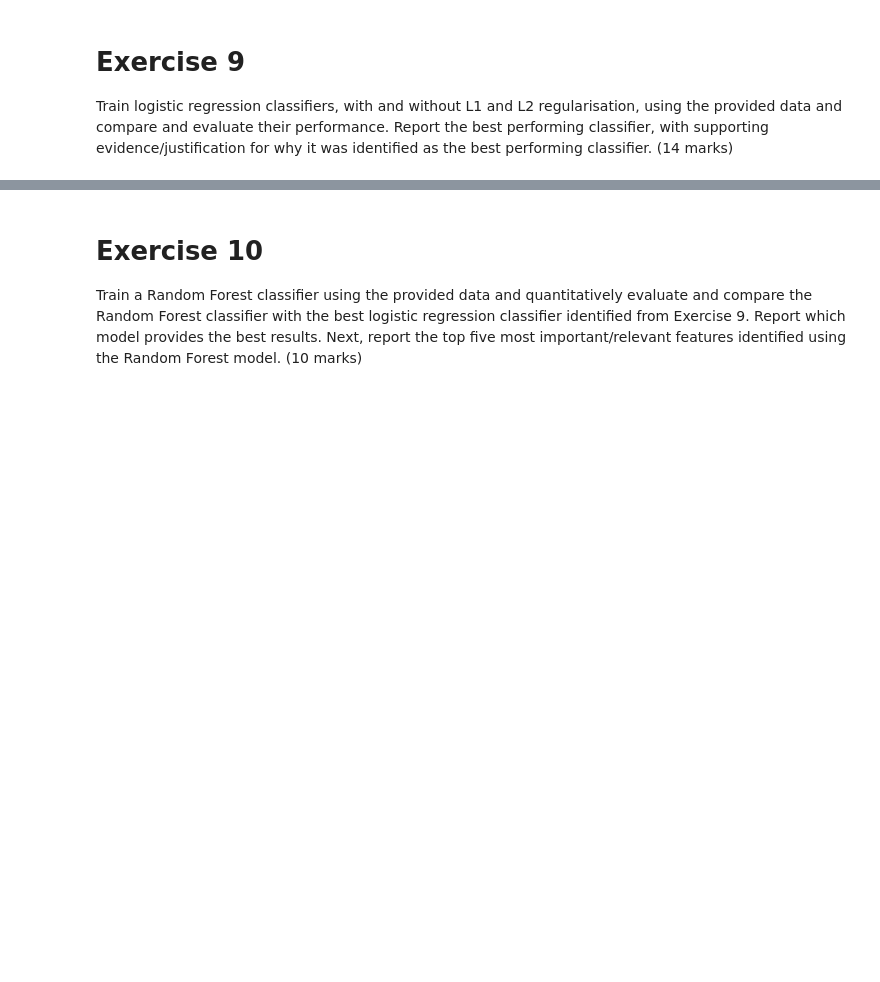
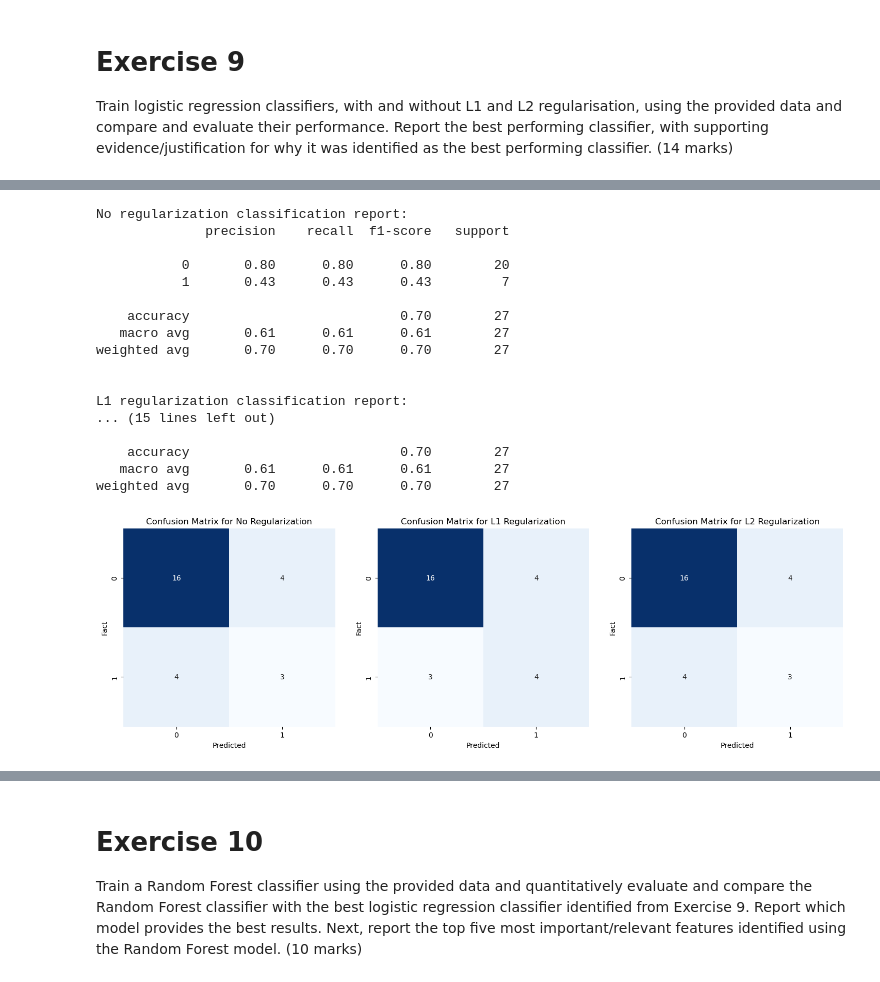
Before and after one commit to sheldonnnn007/ML_Predict_Cancer_Mortality_Rates, a Jupyter notebook: ml-cw.ipynb, the cells around one changed output, grey strips where cells are left out. Drawn from its saved outputs; the diff is of its cells as text; code cells hidden in the pictures; blank space fills up the shorter version.

```diff
--- a/ml-cw.ipynb
+++ b/ml-cw.ipynb
@@ -587,0 +533,50 @@ weighted avg       0.70      0.70      0.70        27
+# %%
+from sklearn.metrics import confusion_matrix
+import seaborn as sns
+
+# Generate reprot for each model
+print("No regularization classification report:")
+print(classification_report(y_test, y_pred_no_reg))
+
+print("\nL1 regularization classification report:")
+print(classification_report(y_test, y_pred_l1))
+
+print("\nL2 regularization classification report:")
+print(classification_report(y_test, y_pred_l2))
+
+def plot_confusion_matrix_subplot(ax, y_true, y_pred, model_name, labels):
+    cm = confusion_matrix(y_true, y_pred)
+    sns.heatmap(cm, annot=True, fmt='d', xticklabels=labels, yticklabels=labels, cmap='Blues', cbar=False, ax=ax)
+    ax.set_xlabel('Predicted')
+    ax.set_ylabel('Fact')
+    ax.set_title(f'Confusion Matrix for {model_name}')
+
+class_labels = ['0', '1']
+
+fig, axes = plt.subplots(1, 3, figsize=(18, 5))
+
+# Generate confusion matrices for each model
+plot_confusion_matrix_subplot(axes[0], y_test, y_pred_no_reg, 'No Regularization', class_labels)
+plot_confusion_matrix_subplot(axes[1], y_test, y_pred_l1, 'L1 Regularization', class_labels)
+plot_confusion_matrix_subplot(axes[2], y_test, y_pred_l2, 'L2 Regularization', class_labels)
+
+plt.show()
+# %% [output]
+No regularization classification report:
+              precision    recall  f1-score   support
+
+           0       0.80      0.80      0.80        20
+           1       0.43      0.43      0.43         7
+
+    accuracy                           0.70        27
+   macro avg       0.61      0.61      0.61        27
+weighted avg       0.70      0.70      0.70        27
+
+
+L1 regularization classification report:
+... (15 lines left out)
+
+    accuracy                           0.70        27
+   macro avg       0.61      0.61      0.61        27
+weighted avg       0.70      0.70      0.70        27
+[figure, added]
```
Also changed, not shown: parts of 19 cells of this notebook, 1 other file.
